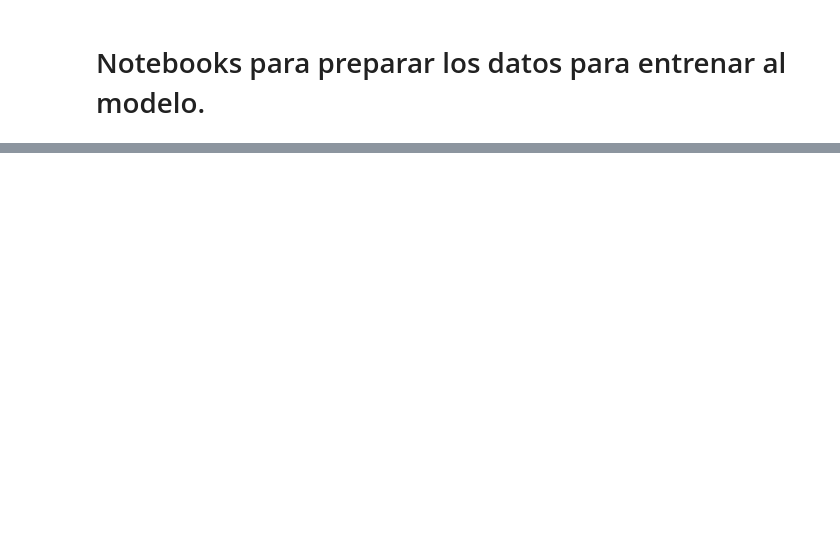
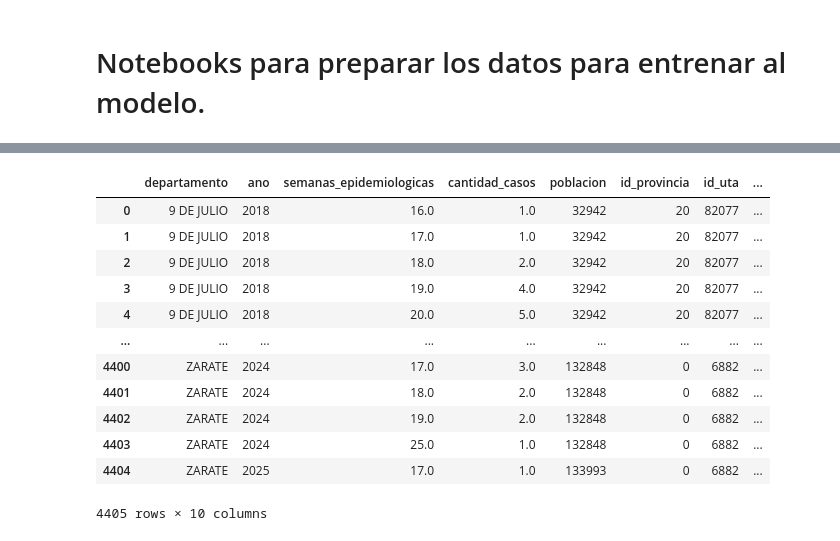
Before and after one commit to IS03/tp-dengue, a Jupyter notebook: jupyter/queries.ipynb, the cells around one changed output, grey strips where cells are left out. Drawn from its saved outputs; the diff is of its cells as text; code cells hidden in the pictures; blank space fills up the shorter version.

```diff
--- a/jupyter/queries.ipynb
+++ b/jupyter/queries.ipynb
@@ -90,0 +9,3 @@ pd.read_sql_query(sql, conn)
+# %%
+df_contagios = pd.read_sql_query('SELECT * FROM contagios', con=conn)
+df_contagios.head()
@@ -90,0 +39,9 @@ pd.read_sql_query(sql, conn)
+# %%
+columnas_groupby = ['departamento', 'ano', 'semanas_epidemiologicas']
+df_contagios_agg = df_contagios.groupby(columnas_groupby).agg({
+    'cantidad_casos': 'sum',
+    'poblacion': 'first',
+    'id_provincia': 'first',
+    'id_uta': 'first'
+    }
+).reset_index()
@@ -90,0 +254,4 @@ pd.read_sql_query(sql, conn)
+# %%
+estaciones = pd.read_sql_query('SELECT * FROM estaciones', con=conn)
+
+estaciones.head()
@@ -90,0 +265,2 @@ pd.read_sql_query(sql, conn)
+# %%
+estaciones.id_departamento = estaciones.id_departamento.astype(int)
@@ -90,0 +276,16 @@ pd.read_sql_query(sql, conn)
+# %%
+df_contagios_agg.merge(estaciones[['id_departamento', 'id_estacion', 'id_interno']], left_on='id_uta', right_on='id_departamento')
+# %% [output]
+|  | departamento | ano | semanas_epidemiologicas | cantidad_casos | poblacion | id_provincia | id_uta | ... |
+| 0 | 9 DE JULIO | 2018 | 16.0 | 1.0 | 32942 | 20 | 82077 | ... |
+| 1 | 9 DE JULIO | 2018 | 17.0 | 1.0 | 32942 | 20 | 82077 | ... |
+| 2 | 9 DE JULIO | 2018 | 18.0 | 2.0 | 32942 | 20 | 82077 | ... |
+| 3 | 9 DE JULIO | 2018 | 19.0 | 4.0 | 32942 | 20 | 82077 | ... |
+| 4 | 9 DE JULIO | 2018 | 20.0 | 5.0 | 32942 | 20 | 82077 | ... |
+| ... | ... | ... | ... | ... | ... | ... | ... | ... |
+| 4400 | ZARATE | 2024 | 17.0 | 3.0 | 132848 | 0 | 6882 | ... |
+| 4401 | ZARATE | 2024 | 18.0 | 2.0 | 132848 | 0 | 6882 | ... |
+| 4402 | ZARATE | 2024 | 19.0 | 2.0 | 132848 | 0 | 6882 | ... |
+| 4403 | ZARATE | 2024 | 25.0 | 1.0 | 132848 | 0 | 6882 | ... |
+| 4404 | ZARATE | 2025 | 17.0 | 1.0 | 133993 | 0 | 6882 | ... |
+4405 rows × 10 columns
```
Also changed, not shown: parts of 34 cells of this notebook, 5 other files.
